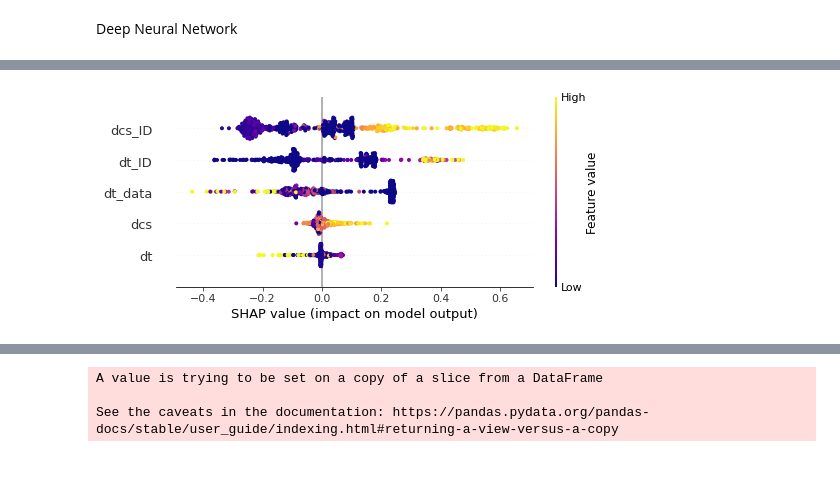
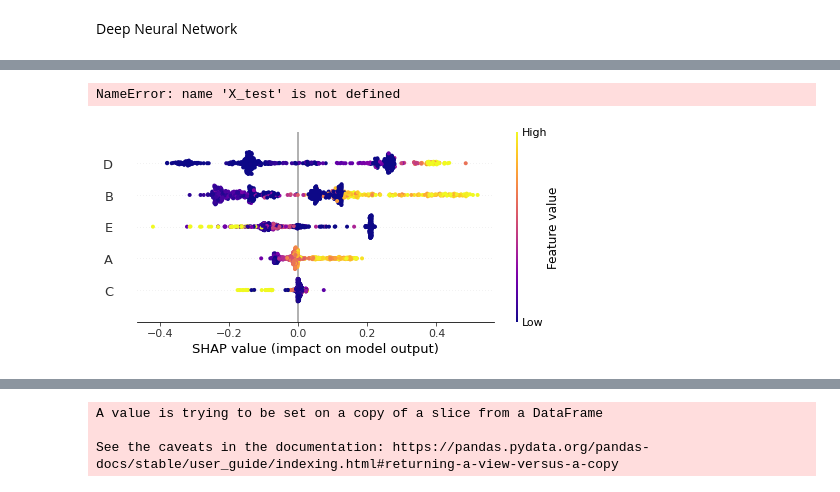
Before and after one commit to hampu5/ml-classify, a Jupyter notebook: ml_classify/dnn-book.ipynb, the cells around one changed output, grey strips where cells are left out. Saved outputs shown, nothing was run; the diff lists cells and outputs as text; code cells hidden in the pictures.

```diff
--- a/ml_classify/dnn-book.ipynb
+++ b/ml_classify/dnn-book.ipynb
@@ -258,10 +254,30 @@ print(X_exp_original)
 [600 rows x 5 columns]
 # %%
 shap_all = get_explanation(exp, X_exp)
-# %%
-plot_beeswarm(shap_all)
-# %% [output]
-[figure, removed]
+# %%
+X_test_sample = X_test.sample(9, random_state=0)
+y_test_sample = y_test.loc[X_test_sample.index]
+pred_test_sample = pd.Series(pred_test.T[0], dtype=np.int64).loc[X_test_sample.index]
+
+print(X_test.loc[pred_test != y_test])
+
+print(X_test_sample)
+print(y_test_sample)
+print(pred_test_sample)
+# %% [output]
+NameError: name 'X_test' is not defined
+# %%
+# plot_beeswarm(shap_all)
+def plot_beeswarm2(exp_obj):
+    vis = shap.plots.beeswarm(exp_obj, show=False, max_display=20 , color=plt.get_cmap("plasma"))
+    plt.gcf().axes[-1].set_aspect(100)
+    plt.gcf().axes[-1].set_box_aspect(100)
+    return vis
+
+shap_all.feature_names = ["A", "B", "C", "D", "E"]
+plot_beeswarm2(shap_all)
+# %% [output]
+[figure, added]
 # %%
 import matplotlib
 def plot_test(df_exp: pd.DataFrame, shap_all: shap.Explanation, feature, trim=None, y_squish=10, scale=1, colorbar=False, y_size=1):
```
Also changed, not shown: parts of 7 cells of this notebook, 16 other files.
